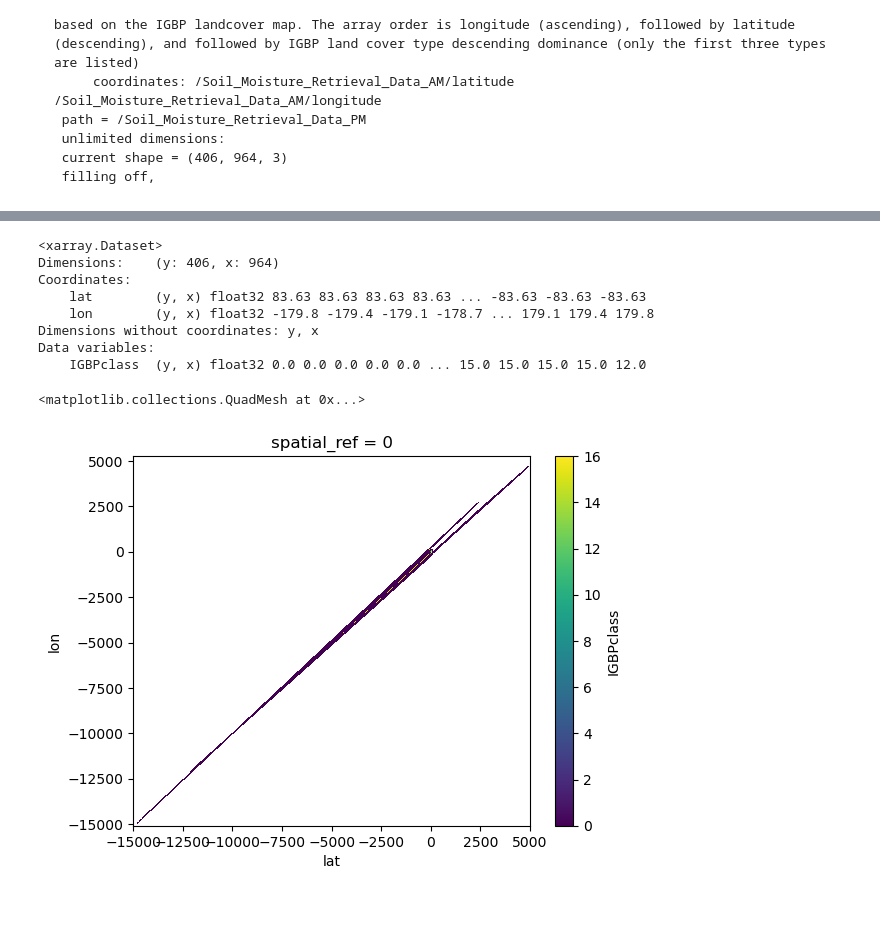
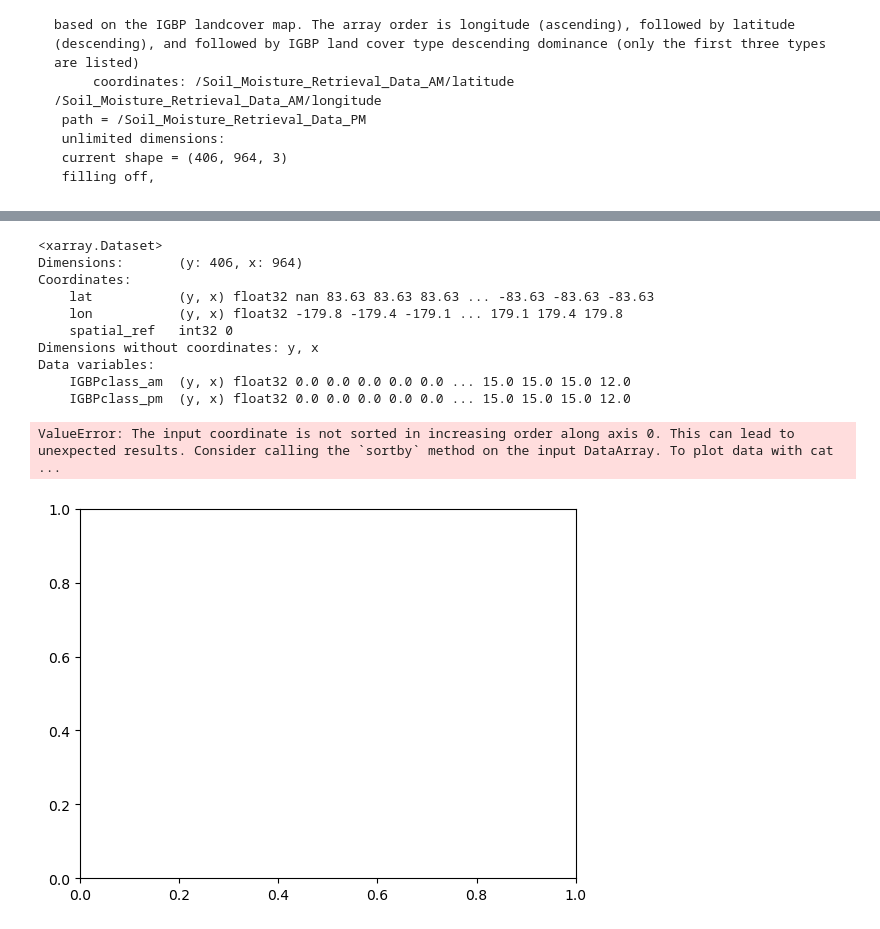
Before and after one commit to RY4GIT/SMSigxSMAP, a Jupyter notebook: 0_code/read_ancillary_landcover_data.ipynb, the cells around one changed output, grey strips where cells are left out. Drawn from its saved outputs; the diff is of its cells as text; code cells hidden in the pictures.

Commit message:
add: read IGBP land cover asscoiated with SMAP L3 data

````diff
--- a/0_code/read_ancillary_landcover_data.ipynb
+++ b/0_code/read_ancillary_landcover_data.ipynb
@@ -45,8 +65,9 @@ nch.variables
  filling off,
  ```
 # %%
-xds = xr.open_dataset(fn, engine='rasterio', group='Soil_Moisture_Retrieval_Data_PM', variable='landcover_class_pm')
-xds = xds.rename({'band': 'x', 'x':'band'})
-xds = xds.transpose('band', 'y', 'x')
-xds
+xds_pm = xr.open_dataset(fn, engine='rasterio', group='Soil_Moisture_Retrieval_Data_PM', variable='landcover_class_pm')
+xds_pm = xds_pm.rename({'band': 'x', 'x':'band'})
+xds_pm = xds_pm.transpose('band', 'y', 'x')
+IGBPclass_pm = xds_pm.Soil_Moisture_Retrieval_Data_PM_landcover_class_pm[0].values.transpose()
+plt.imshow(IGBPclass_pm)
 # %% [output]
@@ -75,0 +76,7 @@ plt.imshow(IGBPclass)
+# %%
+xds_am = xr.open_dataset(fn, engine='rasterio', group='Soil_Moisture_Retrieval_Data_AM', variable='landcover_class')
+xds_am = xds_am.rename({'band': 'x', 'x':'band'})
+xds_am = xds_am.transpose('band', 'y', 'x')
+xds_am
+IGBPclass_am = xds_am.Soil_Moisture_Retrieval_Data_AM_landcover_class[0].values.transpose()
+plt.imshow(IGBPclass_am)
@@ -81,0 +132,3 @@ lon = xds_lon['Soil_Moisture_Retrieval_Data_AM_longitude'][0].values
+# %%
+lat[lat==-9999] =np.nan
+lon[lon==-9999] =np.nan
@@ -82,7 +157,8 @@ lon = xds_lon['Soil_Moisture_Retrieval_Data_AM_longitude'][0].values
 # %%
 xds_IGBPclass = xr.Dataset(
         {
-        "IGBPclass": (["y", "x"], IGBPclass)
+        "IGBPclass_am": (["y", "x"], IGBPclass_am),
+        "IGBPclass_pm": (["y", "x"], IGBPclass_pm)
         },
         coords={
             'lat': (["y", "x"], np.squeeze(lat)),
@@ -90,21 +166,25 @@ xds_IGBPclass = xr.Dataset(
         }
     )
 xds_IGBPclass = xds_IGBPclass.set_coords(["lat", "lon"])
+xds_IGBPclass.rio.write_crs('epsg:4326', inplace=True)
 xds_IGBPclass
 # %% [output]
 <xarray.Dataset>
-Dimensions:    (y: 406, x: 964)
+Dimensions:       (y: 406, x: 964)
 Coordinates:
-    lat        (y, x) float32 83.63 83.63 83.63 83.63 ... -83.63 -83.63 -83.63
-    lon        (y, x) float32 -179.8 -179.4 -179.1 -178.7 ... 179.1 179.4 179.8
+    lat           (y, x) float32 nan 83.63 83.63 83.63 ... -83.63 -83.63 -83.63
+    lon           (y, x) float32 -179.8 -179.4 -179.1 ... 179.1 179.4 179.8
+    spatial_ref   int32 0
 Dimensions without coordinates: y, x
 Data variables:
-    IGBPclass  (y, x) float32 0.0 0.0 0.0 0.0 0.0 ... 15.0 15.0 15.0 15.0 12.0
+    IGBPclass_am  (y, x) float32 0.0 0.0 0.0 0.0 0.0 ... 15.0 15.0 15.0 12.0
+    IGBPclass_pm  (y, x) float32 0.0 0.0 0.0 0.0 0.0 ... 15.0 15.0 15.0 12.0
 # %%
-xds_IGBPclass.rio.write_crs('epsg:4326', inplace=True)
-xds_IGBPclass = xds_IGBPclass.where(xds_IGBPclass['IGBPclass'] != 254, np.nan)
+xds_IGBPclass['IGBPclass_am'] = xds_IGBPclass['IGBPclass_am'].where(xds_IGBPclass['IGBPclass_am'] != 254, np.nan)
+xds_IGBPclass['IGBPclass_pm'] = xds_IGBPclass['IGBPclass_pm'].where(xds_IGBPclass['IGBPclass_pm'] != 254, np.nan)
 xds_IGBPclass = xds_IGBPclass.sel(y=slice(None, None, -1))
-xds_IGBPclass.IGBPclass.plot(x="lon", y="lat")
+xds_IGBPclass.IGBPclass_am.plot()
+# xds_IGBPclass.IGBPclass_pm.plot()
 # %% [output]
-<matplotlib.collections.QuadMesh at 0x...>
+ValueError: The input coordinate is not sorted in increasing order along axis 0. This can lead to unexpected results. Consider calling the `sortby` method on the input DataArray. To plot data with cat ...
-[figure, old version]
+[figure, new version]
````
Also changed, not shown: parts of 11 cells of this notebook.
